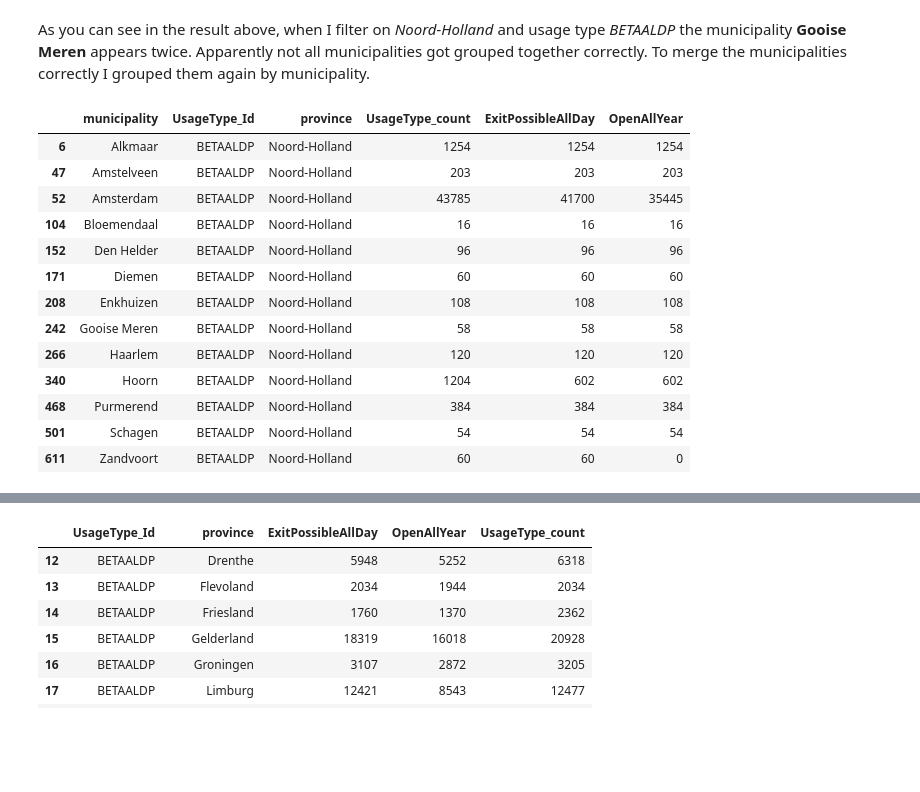
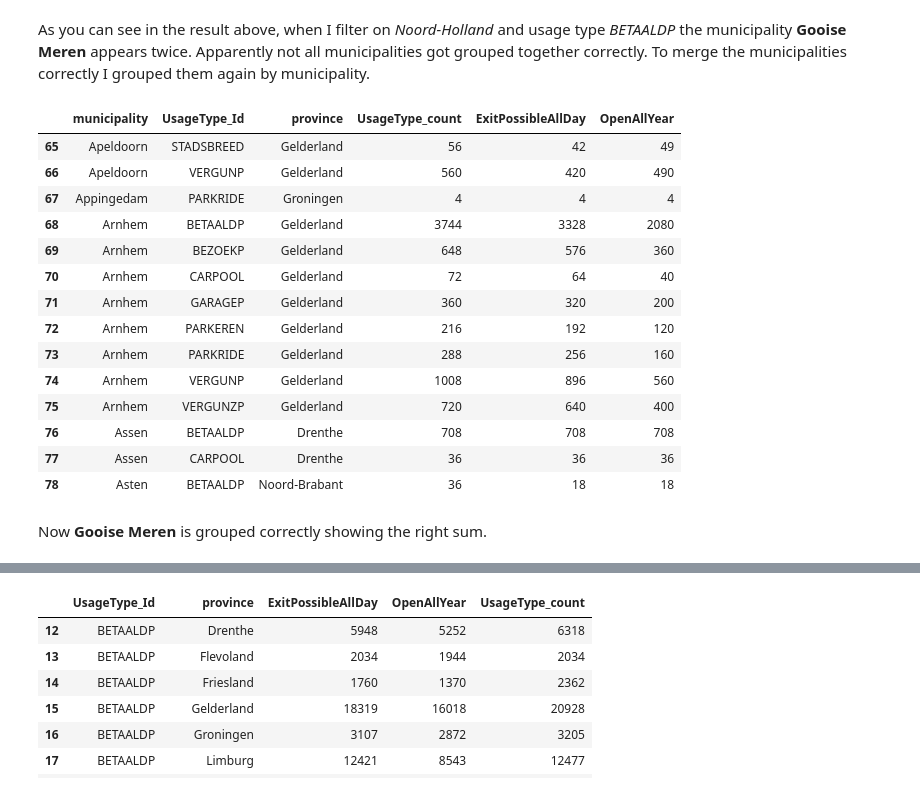
Before and after one commit to qiubee/car-city-data-analysis, a Jupyter notebook: notebooks/CombineGeometry.ipynb, the cells around one changed output, grey strips where cells are left out. Saved outputs shown, nothing was run; the diff lists cells and outputs as text; code cells hidden in the pictures; blank space fills up the shorter version.

```diff
--- a/notebooks/CombineGeometry.ipynb
+++ b/notebooks/CombineGeometry.ipynb
@@ -141,22 +141,25 @@ mp_data.loc[(mp_data["UsageType_Id"] == "BETAALDP") & (mp_data["province"] == "N
 # %% [markdown]
 As you can see in the result above, when I filter on *Noord-Holland* and usage type *BETAALDP* the municipality **Gooise Meren** appears twice. Apparently not all municipalities got grouped together correctly. To merge the municipalities correctly I grouped them again by municipality.
 # %%
-mp_data = mp_data.groupby(["municipality", "UsageType_Id", "province"], as_index=False).sum()
+mp_all_summed = mp_data.groupby(["municipality", "UsageType_Id", "province"], as_index=False).sum()
 # %%
-mp_data.loc[(mp_data["UsageType_Id"] == "BETAALDP") & (mp_data["province"] == "Noord-Holland")]
+mp_all_summed.loc[(mp_data["UsageType_Id"] == "BETAALDP") & (mp_data["province"] == "Noord-Holland")]
 # mp_data
 # %% [output]
 |  | municipality | UsageType_Id | province | UsageType_count | ExitPossibleAllDay | OpenAllYear |
-| 6 | Alkmaar | BETAALDP | Noord-Holland | 1254 | 1254 | 1254 |
-| 47 | Amstelveen | BETAALDP | Noord-Holland | 203 | 203 | 203 |
-| 52 | Amsterdam | BETAALDP | Noord-Holland | 43785 | 41700 | 35445 |
-| 104 | Bloemendaal | BETAALDP | Noord-Holland | 16 | 16 | 16 |
-| 152 | Den Helder | BETAALDP | Noord-Holland | 96 | 96 | 96 |
-| 171 | Diemen | BETAALDP | Noord-Holland | 60 | 60 | 60 |
-| 208 | Enkhuizen | BETAALDP | Noord-Holland | 108 | 108 | 108 |
-| 242 | Gooise Meren | BETAALDP | Noord-Holland | 58 | 58 | 58 |
-| 266 | Haarlem | BETAALDP | Noord-Holland | 120 | 120 | 120 |
-| 340 | Hoorn | BETAALDP | Noord-Holland | 1204 | 602 | 602 |
-| 468 | Purmerend | BETAALDP | Noord-Holland | 384 | 384 | 384 |
-| 501 | Schagen | BETAALDP | Noord-Holland | 54 | 54 | 54 |
-| 611 | Zandvoort | BETAALDP | Noord-Holland | 60 | 60 | 0 |
+| 65 | Apeldoorn | STADSBREED | Gelderland | 56 | 42 | 49 |
+| 66 | Apeldoorn | VERGUNP | Gelderland | 560 | 420 | 490 |
+| 67 | Appingedam | PARKRIDE | Groningen | 4 | 4 | 4 |
+| 68 | Arnhem | BETAALDP | Gelderland | 3744 | 3328 | 2080 |
+| 69 | Arnhem | BEZOEKP | Gelderland | 648 | 576 | 360 |
+| 70 | Arnhem | CARPOOL | Gelderland | 72 | 64 | 40 |
+| 71 | Arnhem | GARAGEP | Gelderland | 360 | 320 | 200 |
+| 72 | Arnhem | PARKEREN | Gelderland | 216 | 192 | 120 |
+| 73 | Arnhem | PARKRIDE | Gelderland | 288 | 256 | 160 |
+| 74 | Arnhem | VERGUNP | Gelderland | 1008 | 896 | 560 |
+| 75 | Arnhem | VERGUNZP | Gelderland | 720 | 640 | 400 |
+| 76 | Assen | BETAALDP | Drenthe | 708 | 708 | 708 |
+| 77 | Assen | CARPOOL | Drenthe | 36 | 36 | 36 |
+| 78 | Asten | BETAALDP | Noord-Brabant | 36 | 18 | 18 |
+# %% [markdown]
+Now **Gooise Meren** is grouped correctly showing the right sum.
```
Also changed, not shown: parts of 7 cells of this notebook.
